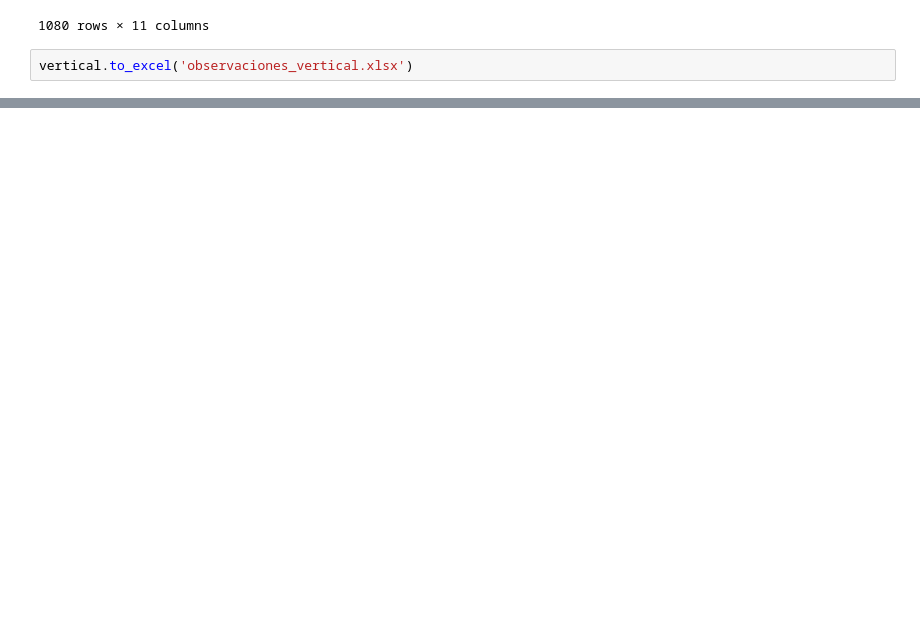
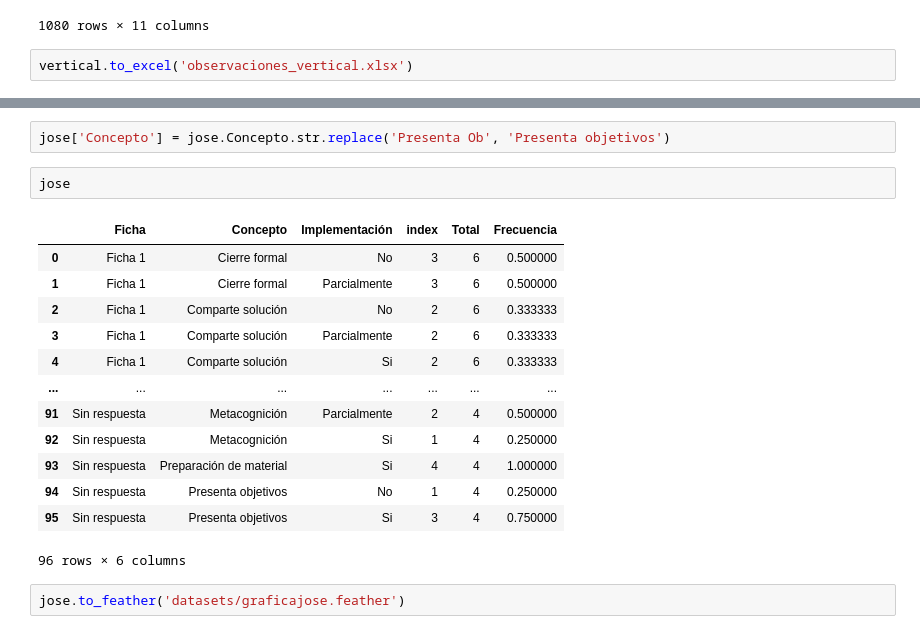
Before and after one commit to Grupo-Informatica-Educativa/CFK2022, a Jupyter notebook: data/c_pages/observaciones/observaciones_vertical.ipynb, the cells around one changed output, grey strips where cells are left out. Saved outputs shown, nothing was run; the diff lists cells and outputs as text; blank space fills up the shorter version.

```diff
--- a/data/c_pages/observaciones/observaciones_vertical.ipynb
+++ b/data/c_pages/observaciones/observaciones_vertical.ipynb
@@ -66,0 +91,20 @@ vertical.to_excel('observaciones_vertical.xlsx')
+# %%
+jose['Concepto'] = jose.Concepto.str.replace('Presenta Ob', 'Presenta objetivos')
+# %%
+jose
+# %% [output]
+|  | Ficha | Concepto | Implementación | index | Total | Frecuencia |
+| 0 | Ficha 1 | Cierre formal | No | 3 | 6 | 0.500000 |
+| 1 | Ficha 1 | Cierre formal | Parcialmente | 3 | 6 | 0.500000 |
+| 2 | Ficha 1 | Comparte solución | No | 2 | 6 | 0.333333 |
+| 3 | Ficha 1 | Comparte solución | Parcialmente | 2 | 6 | 0.333333 |
+| 4 | Ficha 1 | Comparte solución | Si | 2 | 6 | 0.333333 |
+| ... | ... | ... | ... | ... | ... | ... |
+| 91 | Sin respuesta | Metacognición | Parcialmente | 2 | 4 | 0.500000 |
+| 92 | Sin respuesta | Metacognición | Si | 1 | 4 | 0.250000 |
+| 93 | Sin respuesta | Preparación de material | Si | 4 | 4 | 1.000000 |
+| 94 | Sin respuesta | Presenta objetivos | No | 1 | 4 | 0.250000 |
+| 95 | Sin respuesta | Presenta objetivos | Si | 3 | 4 | 0.750000 |
+96 rows × 6 columns
+# %%
+jose.to_feather('datasets/graficajose.feather')
```
Also changed, not shown: parts of 2 cells of this notebook, 7 other files.
